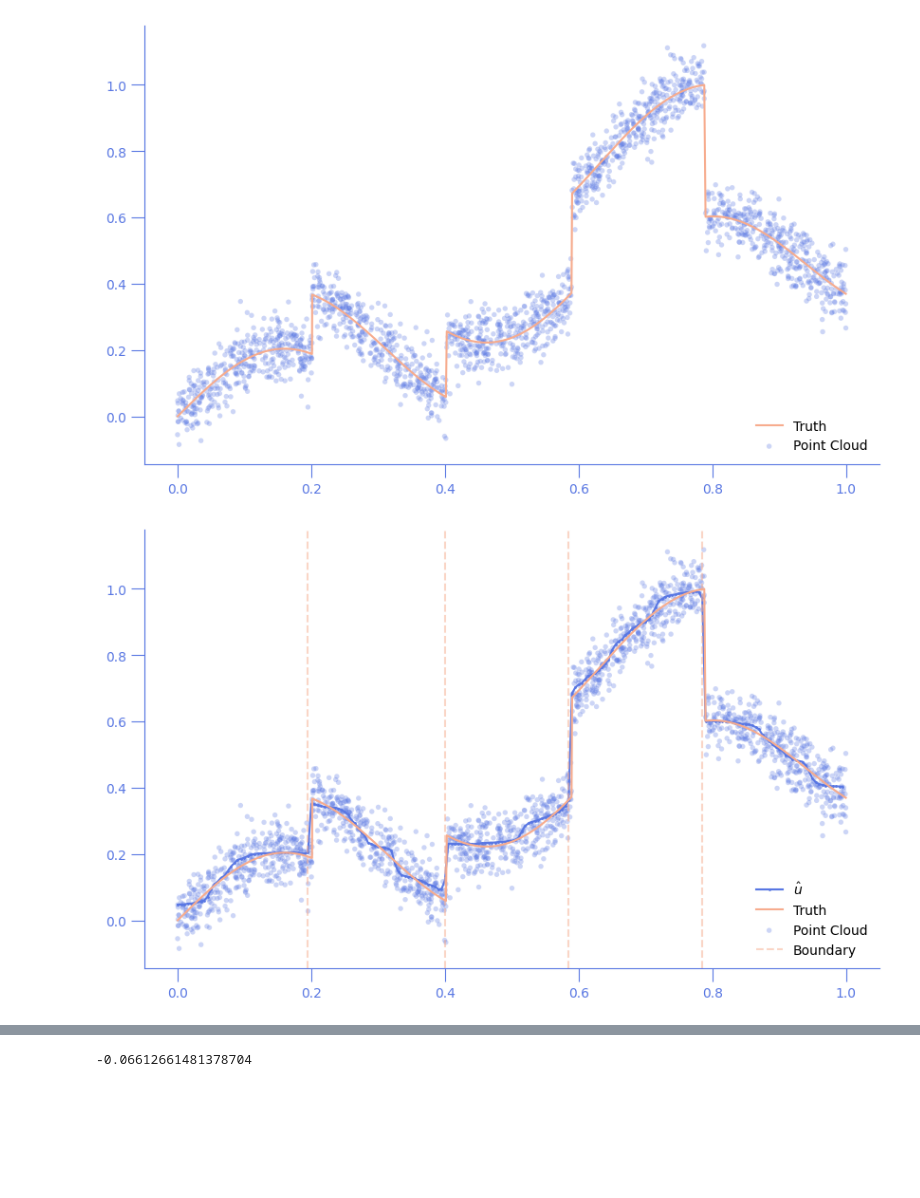
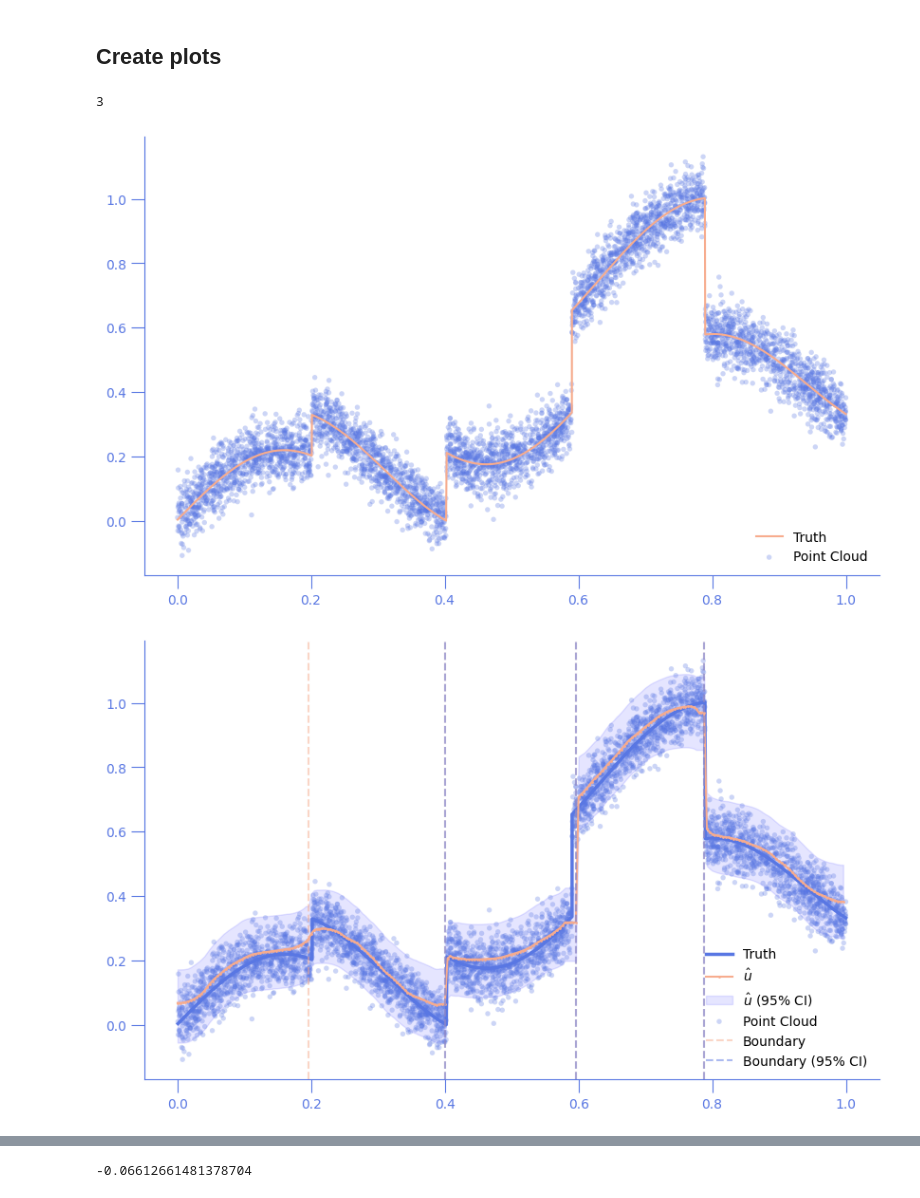
Before and after one commit to Davidvandijcke/fdr, a Jupyter notebook: src/analysis/simulations_1d.ipynb, the cells around one changed output, grey strips where cells are left out. Drawn from its saved outputs; the diff is of its cells as text; code cells hidden in the pictures; blank space fills up the shorter version.

```diff
--- a/src/analysis/simulations_1d.ipynb
+++ b/src/analysis/simulations_1d.ipynb
@@ -98,15 +83,29 @@ jumps
+# %%
+N = df['N'].max()
+lmbda, nu, sigma, S = df[['lambda', 'nu', 'sigma', 'S']].loc[0]
+# %% [markdown]
+## Create plots
 # %%
-np.random.seed(409)
+np.random.seed(3340)
 # Generate data with reduced noise
 X, Y, U = generate1D(sigma=0.05, N=N)
 
-
-
-resolution = 1/int(Y.size*0.1)
+resolution = 1/int(0.05*Y.size)
 model = FDD(Y, X, level = S, lmbda = lmbda, nu = nu, iter = 10000, tol = 5e-5, resolution=resolution,
     pick_nu = "MS", scaled = True, scripted = False)
 
-u, jumps, J_grid, nrj, eps, it = model.run()
+results = model.run()
+u = results['u']
+J_grid = results['J']
+jumps = results['jumps']
+# %%
+u_lower = results['u_lower']
+u_upper = results['u_upper']
+J_lower = results['J_lower']
+# %%
+J_lower.sum()
+# %% [output]
+3
 # %%
 # plot figures
 cmap = mpl.colormaps.get_cmap('coolwarm')
@@ -127,37 +126,47 @@ def prettify(ax):
 # cb = "#d7e3ff"
 # cr = "#f7ccc1"
 
 # Sort data for plotting
 sort_inds = np.argsort(X)
 X_sorted = X[sort_inds]
 Y_sorted = Y[sort_inds]
 U_sorted = U[sort_inds]
 
 # Plot truth
 fig, ax = plt.subplots(figsize=(10,6))
 ax.plot(X_sorted, U_sorted, label='Truth', color=c2)
 ax.scatter(X_sorted, Y_sorted, s=15, label='Point Cloud', color=c1,alpha=0.3, edgecolors='none')
 prettify(ax)
-plt.savefig("./results/figs/simulation_1d_truth.pdf", bbox_inches='tight')
+plt.savefig(os.path.join(figs_dir, "simulation_1d_truth.pdf"), bbox_inches='tight')
 
 # plot estimates
 fig, ax = plt.subplots(figsize=(10,6))
 #plt.scatter(model.grid_x, u, s=1)
-ax.plot(model.grid_x, u, '-o', markersize=1, c=c1, label = r"$\hat{u}$")
-ax.plot(X_sorted, U_sorted, label='Truth', color=c2)
+ax.plot(X_sorted, U_sorted, label='Truth', color=c1, linewidth=2.5)
+ax.plot(model.grid_x, u, '-o', markersize=1, c=c2, label = r"$\hat{u}$")
+ax.fill_between(model.grid_x.squeeze(), u_lower, u_upper, color='b', alpha=.1, label = r"$\hat{u}$ (95% CI)")
 ax.scatter(X_sorted, Y_sorted, s=15, label='Point Cloud', color=c1,alpha=0.3, edgecolors='none')
 
-
+# plot mean jump locations
 jumplocs = (np.where(J_grid==1)[0] / J_grid.size).tolist()
 for xc in jumplocs:
     if xc == jumplocs[0]:
         plt.axvline(x=xc, color=c2, linestyle='--', alpha=0.5, label="Boundary")
     else:
         plt.axvline(x=xc, color=c2, linestyle='--', alpha=0.5)
 
 
+# plot lower bound jump locations
+jumplocs = (np.where(J_lower==1)[0] / J_lower.size).tolist()
+for xc in jumplocs:
+    if xc == jumplocs[0]:
+        plt.axvline(x=xc, color=c1, alpha=0.5, linestyle='--', label="Boundary (95% CI)")
+    else:
+        plt.axvline(x=xc, color=c1, alpha=0.5, linestyle='--')
+
+
 prettify(ax)
-plt.savefig("./results/figs/simulation_1d_estimate.pdf", bbox_inches='tight')
+plt.savefig(os.path.join(figs_dir, "simulation_1d_estimate.pdf"), bbox_inches='tight')
 # %% [output]
-[figure, old version]
+[figure, new version]
-[figure, old version]
+[figure, new version]
```
Also changed, not shown: parts of 44 cells of this notebook, 3 other files.
